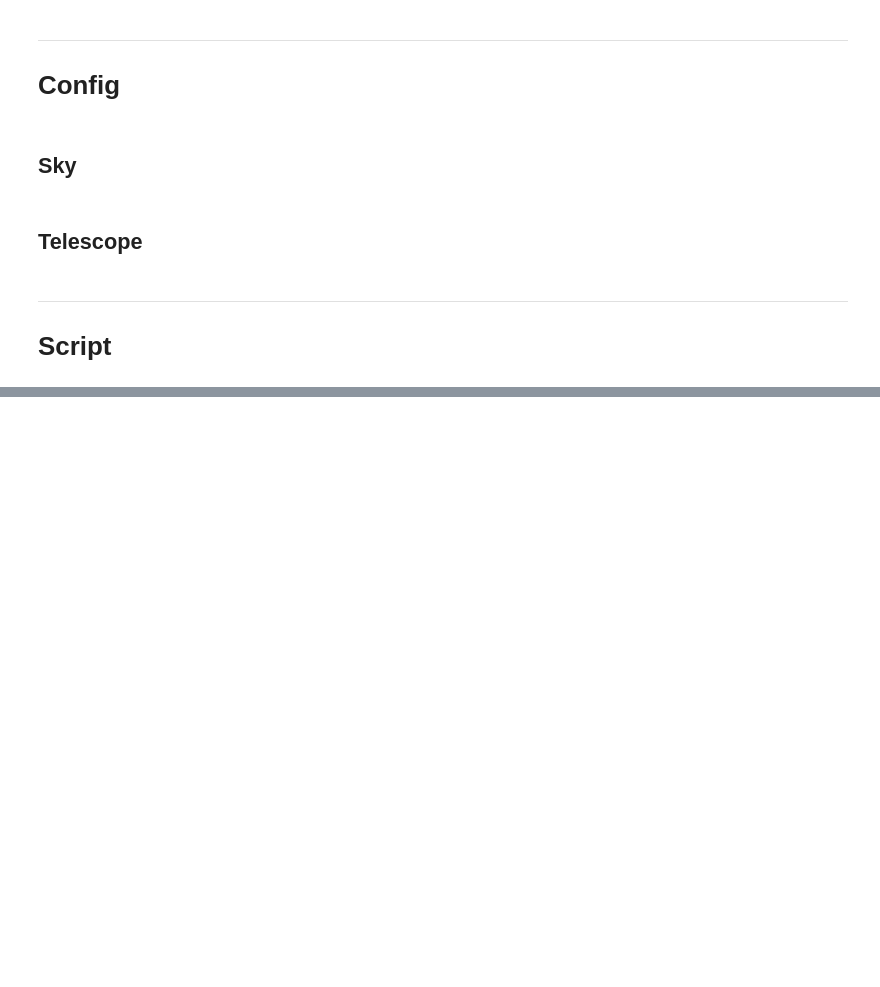
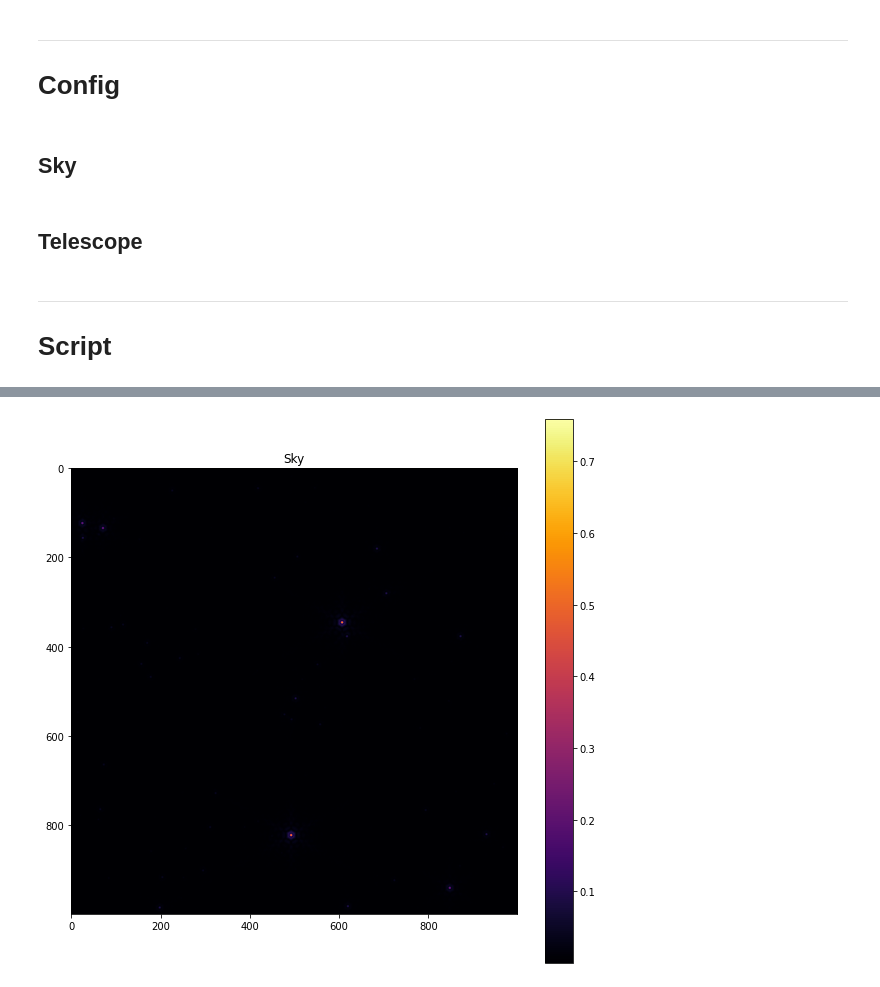
Before and after one commit to LeiRoF/Sextractor-driven-by-Machine-Learning, a Jupyter notebook: main.ipynb, the cells around one changed output, grey strips where cells are left out. Drawn from its saved outputs; the diff is of its cells as text; code cells hidden in the pictures; blank space fills up the shorter version.

```diff
--- a/main.ipynb
+++ b/main.ipynb
@@ -71,0 +47,5 @@ plt.show()
+# %%
+shot = Shot(sky, pupil)
+shot.show()
+# %% [output]
+[figure, added]
```
Also changed, not shown: parts of 11 cells of this notebook, 10 other files.
